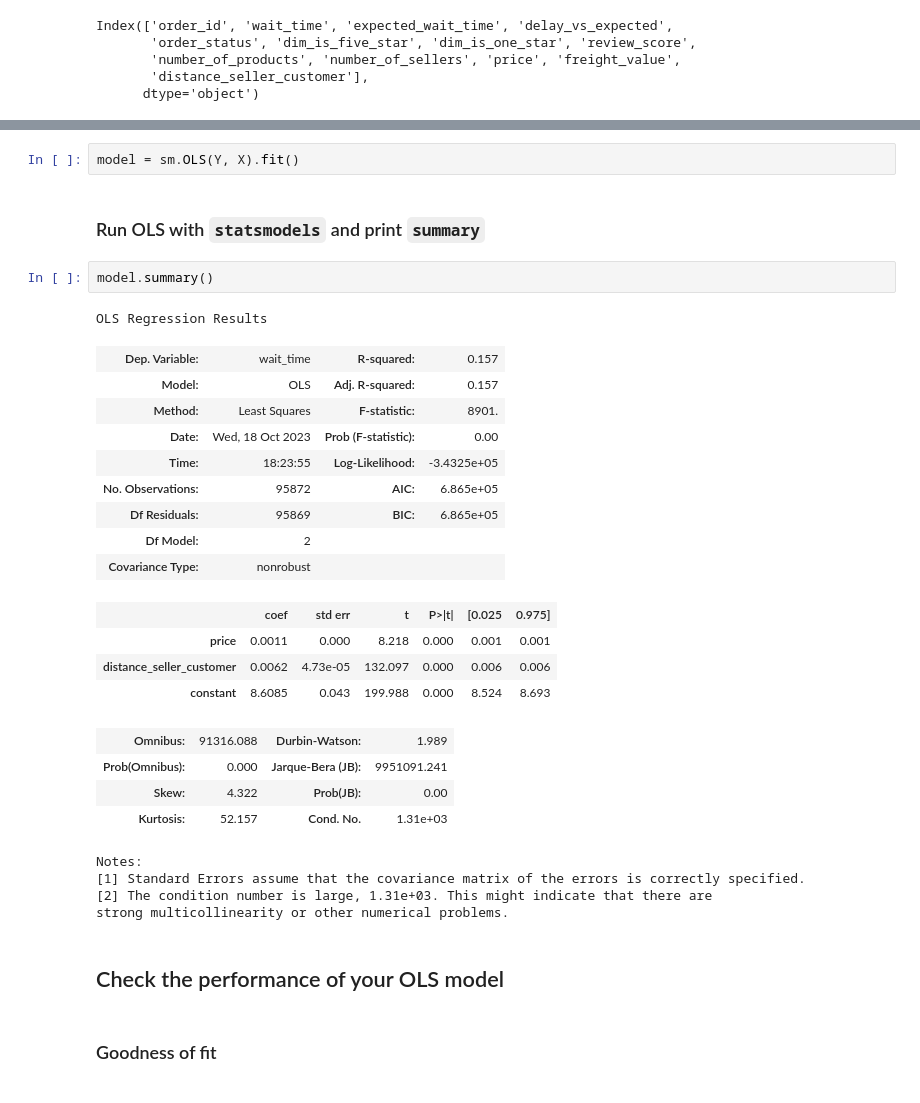
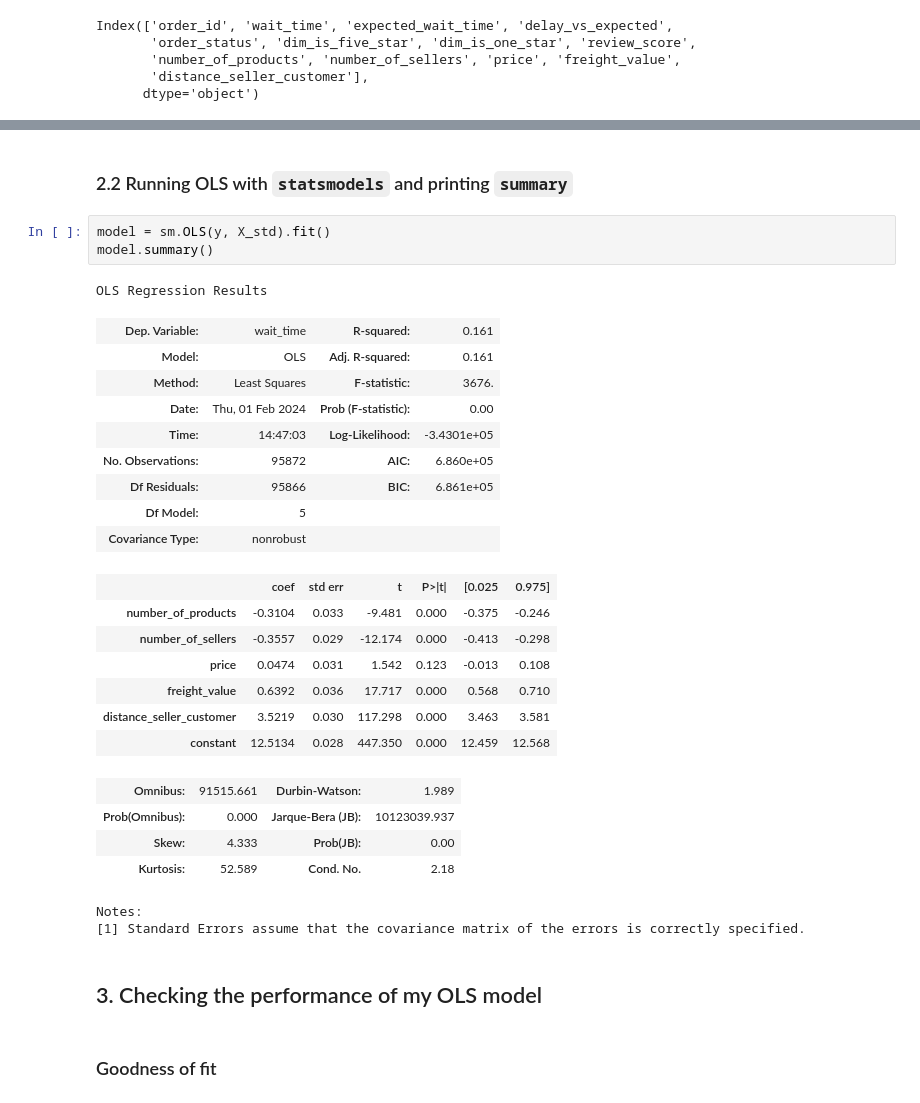
Before and after one commit to Kaaykun/OlistAnalysis, a Jupyter notebook: notebooks/06_delivery_time.ipynb, the cells around one changed output, grey strips where cells are left out. Cells and saved outputs as stored; diff of their text form.

```diff
--- a/notebooks/06_delivery_time.ipynb
+++ b/notebooks/06_delivery_time.ipynb
@@ -164,34 +180,34 @@ See the caveats in the documentation: https://pandas.pydata.org/pandas-docs/stab
+# %% [markdown]
+### 2.2 Running OLS with `statsmodels` and printing `summary`
 # %%
-model = sm.OLS(Y, X).fit()
+model = sm.OLS(y, X_std).fit()
+model.summary()
+# %% [output]
+OLS Regression Results
+| Dep. Variable: | wait_time | R-squared: | 0.161 |
+| Model: | OLS | Adj. R-squared: | 0.161 |
+| Method: | Least Squares | F-statistic: | 3676. |
+| Date: | Thu, 01 Feb 2024 | Prob (F-statistic): | 0.00 |
+| Time: | 14:47:03 | Log-Likelihood: | -3.4301e+05 |
+| No. Observations: | 95872 | AIC: | 6.860e+05 |
+| Df Residuals: | 95866 | BIC: | 6.861e+05 |
+| Df Model: | 5 |  |  |
+| Covariance Type: | nonrobust |  |  |
+|  | coef | std err | t | P>|t| | [0.025 | 0.975] |
+| number_of_products | -0.3104 | 0.033 | -9.481 | 0.000 | -0.375 | -0.246 |
+| number_of_sellers | -0.3557 | 0.029 | -12.174 | 0.000 | -0.413 | -0.298 |
+| price | 0.0474 | 0.031 | 1.542 | 0.123 | -0.013 | 0.108 |
+| freight_value | 0.6392 | 0.036 | 17.717 | 0.000 | 0.568 | 0.710 |
+| distance_seller_customer | 3.5219 | 0.030 | 117.298 | 0.000 | 3.463 | 3.581 |
+| constant | 12.5134 | 0.028 | 447.350 | 0.000 | 12.459 | 12.568 |
+| Omnibus: | 91515.661 | Durbin-Watson: | 1.989 |
+| Prob(Omnibus): | 0.000 | Jarque-Bera (JB): | 10123039.937 |
+| Skew: | 4.333 | Prob(JB): | 0.00 |
+| Kurtosis: | 52.589 | Cond. No. | 2.18 |
+Notes:
+[1] Standard Errors assume that the covariance matrix of the errors is correctly specified.
-# %% [markdown]
-### Run OLS with `statsmodels` and print `summary`
-# %%
-model.summary()
-# %% [output]
-OLS Regression Results
-| Dep. Variable: | wait_time | R-squared: | 0.157 |
-| Model: | OLS | Adj. R-squared: | 0.157 |
-| Method: | Least Squares | F-statistic: | 8901. |
-| Date: | Wed, 18 Oct 2023 | Prob (F-statistic): | 0.00 |
-| Time: | 18:23:55 | Log-Likelihood: | -3.4325e+05 |
-| No. Observations: | 95872 | AIC: | 6.865e+05 |
-| Df Residuals: | 95869 | BIC: | 6.865e+05 |
-| Df Model: | 2 |  |  |
-| Covariance Type: | nonrobust |  |  |
-|  | coef | std err | t | P>|t| | [0.025 | 0.975] |
-| price | 0.0011 | 0.000 | 8.218 | 0.000 | 0.001 | 0.001 |
-| distance_seller_customer | 0.0062 | 4.73e-05 | 132.097 | 0.000 | 0.006 | 0.006 |
-| constant | 8.6085 | 0.043 | 199.988 | 0.000 | 8.524 | 8.693 |
-| Omnibus: | 91316.088 | Durbin-Watson: | 1.989 |
-| Prob(Omnibus): | 0.000 | Jarque-Bera (JB): | 9951091.241 |
-| Skew: | 4.322 | Prob(JB): | 0.00 |
-| Kurtosis: | 52.157 | Cond. No. | 1.31e+03 |
-Notes:
-[1] Standard Errors assume that the covariance matrix of the errors is correctly specified.
-[2] The condition number is large, 1.31e+03. This might indicate that there are
-strong multicollinearity or other numerical problems.
 # %% [markdown]
-## Check the performance of your OLS model
+## 3. Checking the performance of my OLS model
 # %% [markdown]
 ### Goodness of fit
 # %% [markdown]
```
Also changed, not shown: parts of 27 cells of this notebook, 1 other file.
